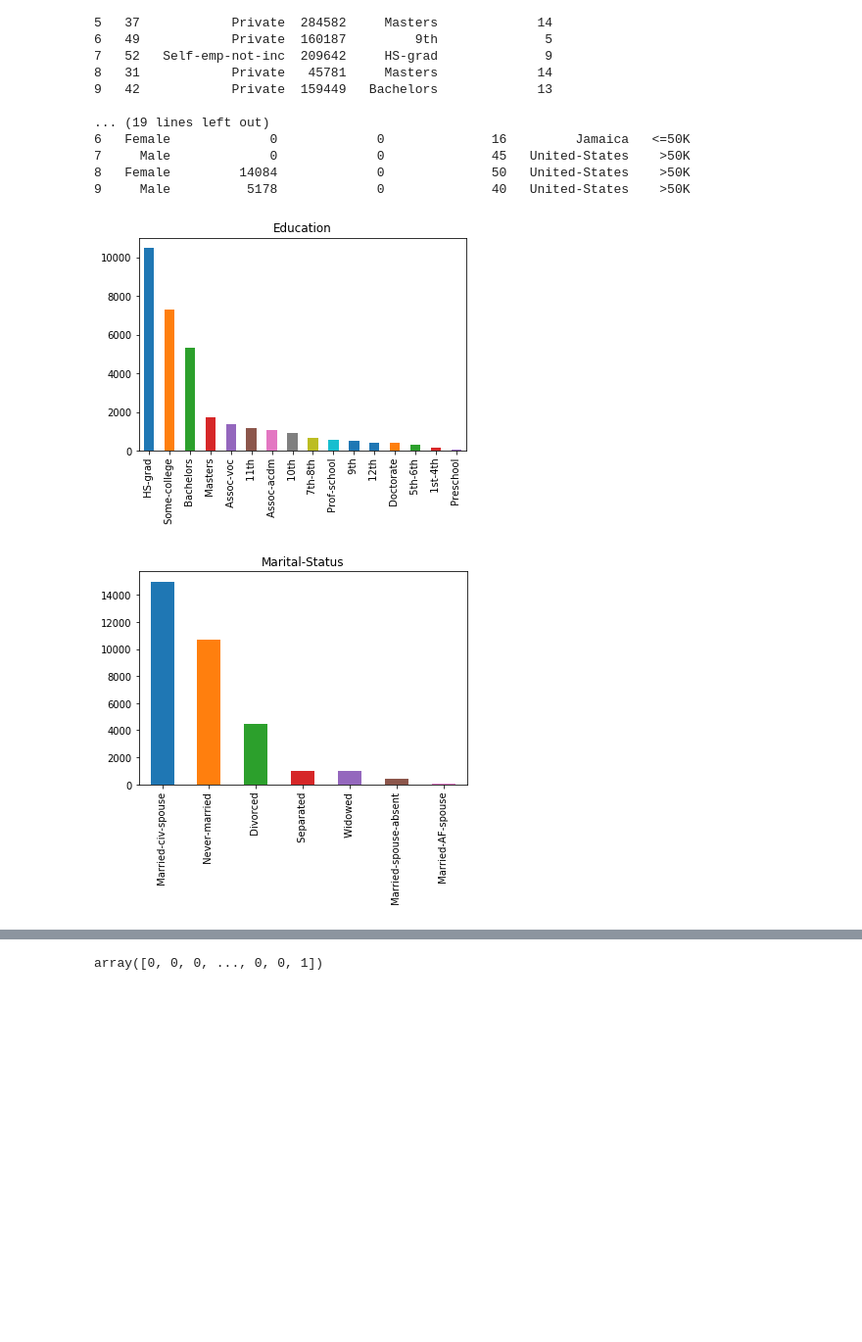
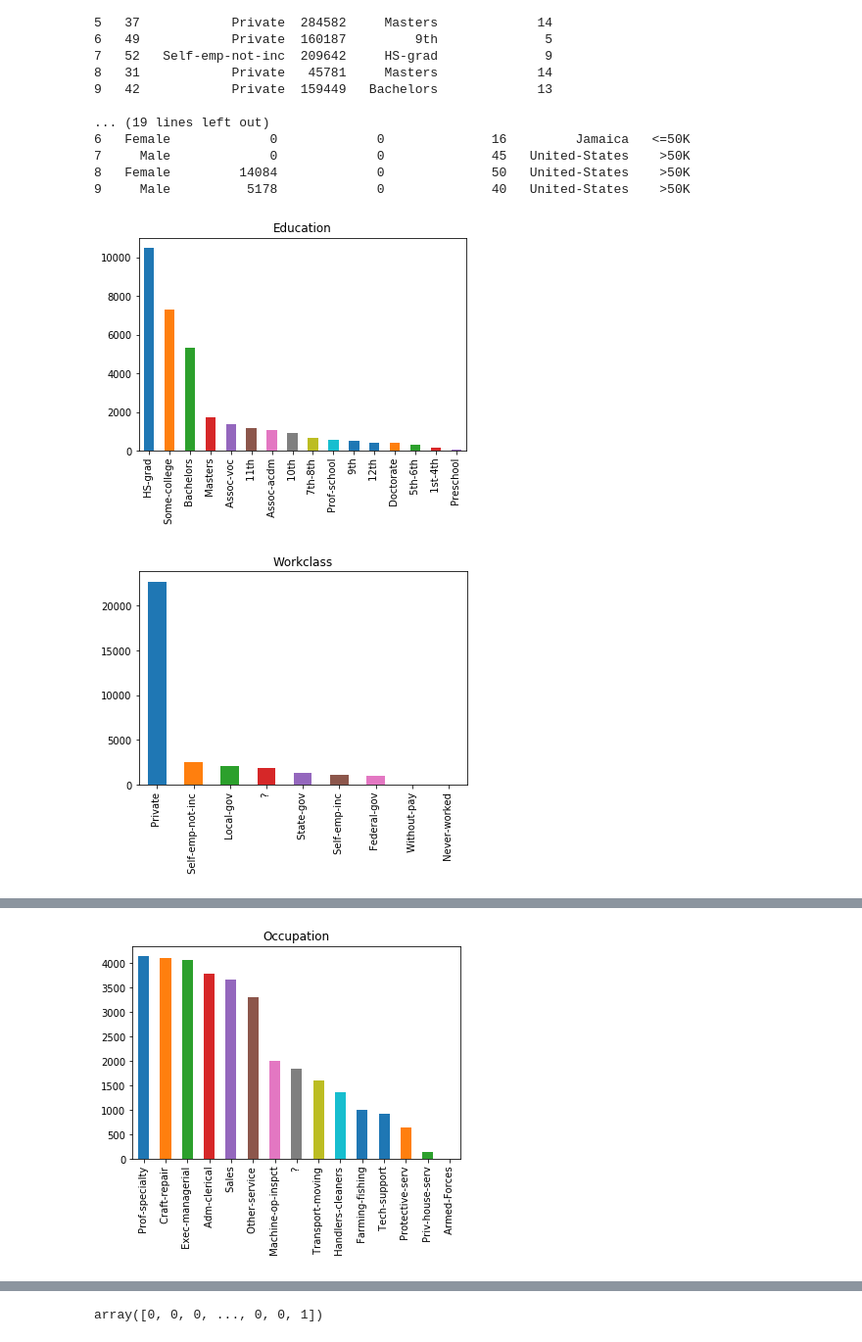
Before and after one commit to v-bir/ML_A1, a Jupyter notebook: adults.ipynb, the cells around one changed output, grey strips where cells are left out. Shown at 98% size. Cells and saved outputs as stored; diff of their text form; code cells hidden in the pictures; blank space fills up the shorter version.

Commit message:
added plots of adults (dataset1)

```diff
--- a/adults.ipynb
+++ b/adults.ipynb
@@ -43,10 +43,24 @@ print(adults_raw.head(n=10))
 # %%
 adults_raw['education'].value_counts().plot(title = 'Education', kind='bar')
 plt.show()
+adults_raw['workclass'].value_counts().plot(title = 'Workclass', kind='bar')
+plt.show()
 adults_raw['marital-status'].value_counts().plot(title = 'Marital-Status', kind='bar')
+plt.show()
+adults_raw['occupation'].value_counts().plot(title = 'Occupation', kind='bar')
+plt.show()
+adults_raw['relationship'].value_counts().plot(title = 'Relationship', kind='bar')
+plt.show()
+adults_raw['race'].value_counts().plot(title = 'Race', kind='bar')
+plt.show()
+adults_raw['sex'].value_counts().plot(title = 'Sex', kind='bar')
+plt.show()
+adults_raw['native-country'].value_counts().plot(title = 'Native-Country', kind='bar')
+plt.show()
+adults_raw['income'].value_counts().plot(title = 'Income', kind='bar')
 plt.show()
 adults_raw.hist(bins = 50, figsize = (20,15))
 plt.show()
 # %% [output]
 [figure]
-[figure, old version]
+[figure, new version]
@@ -53,0 +68 @@ plt.show()
+[figure, added]
```
Also changed, not shown: parts of 2 cells of this notebook.
